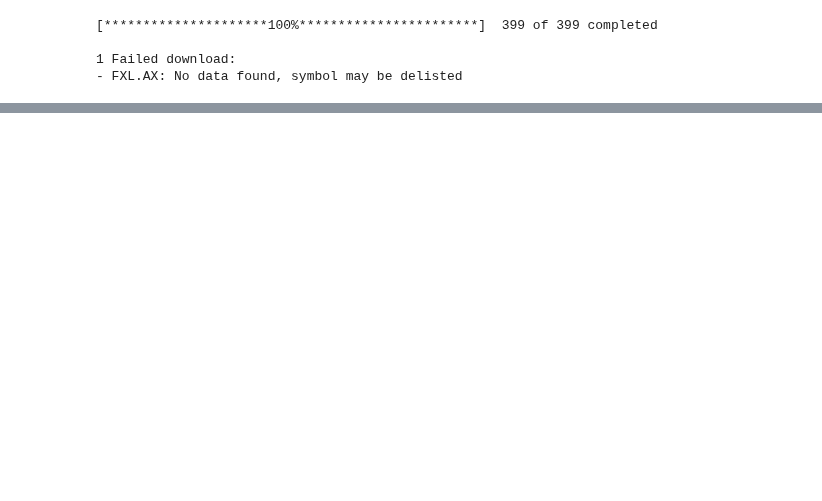
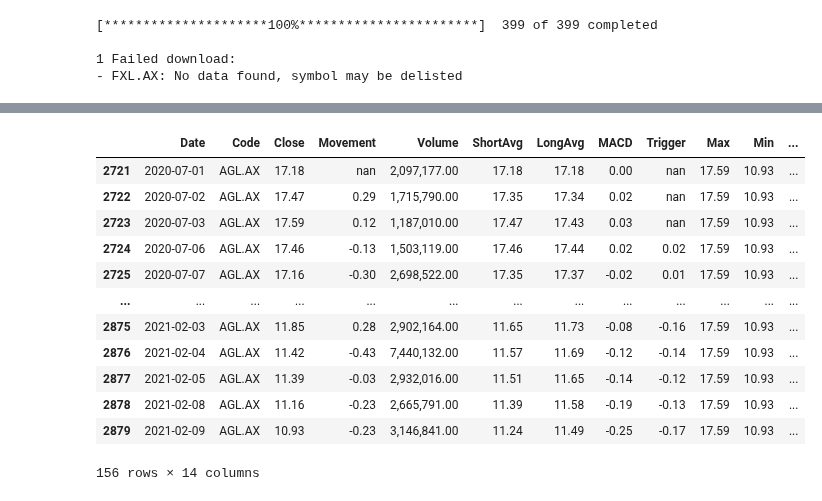
Before and after one commit to RonnyCh/mydsbook, a Jupyter notebook: Stock Portfolio V2.ipynb, the cells around one changed output, grey strips where cells are left out. Cells and saved outputs as stored; diff of their text form; code cells hidden in the pictures; blank space fills up the shorter version.

```diff
--- a/Stock Portfolio V2.ipynb
+++ b/Stock Portfolio V2.ipynb
@@ -291,0 +328,16 @@ Text(0.5, 0, 'Long vs Short Avg')
+# %%
+code
+# %% [output]
+|  | Date | Code | Close | Movement | Volume | ShortAvg | LongAvg | MACD | Trigger | Max | Min | ... |
+| 2721 | 2020-07-01 | AGL.AX | 17.18 | nan | 2,097,177.00 | 17.18 | 17.18 | 0.00 | nan | 17.59 | 10.93 | ... |
+| 2722 | 2020-07-02 | AGL.AX | 17.47 | 0.29 | 1,715,790.00 | 17.35 | 17.34 | 0.02 | nan | 17.59 | 10.93 | ... |
+| 2723 | 2020-07-03 | AGL.AX | 17.59 | 0.12 | 1,187,010.00 | 17.47 | 17.43 | 0.03 | nan | 17.59 | 10.93 | ... |
+| 2724 | 2020-07-06 | AGL.AX | 17.46 | -0.13 | 1,503,119.00 | 17.46 | 17.44 | 0.02 | 0.02 | 17.59 | 10.93 | ... |
+| 2725 | 2020-07-07 | AGL.AX | 17.16 | -0.30 | 2,698,522.00 | 17.35 | 17.37 | -0.02 | 0.01 | 17.59 | 10.93 | ... |
+| ... | ... | ... | ... | ... | ... | ... | ... | ... | ... | ... | ... | ... |
+| 2875 | 2021-02-03 | AGL.AX | 11.85 | 0.28 | 2,902,164.00 | 11.65 | 11.73 | -0.08 | -0.16 | 17.59 | 10.93 | ... |
+| 2876 | 2021-02-04 | AGL.AX | 11.42 | -0.43 | 7,440,132.00 | 11.57 | 11.69 | -0.12 | -0.14 | 17.59 | 10.93 | ... |
+| 2877 | 2021-02-05 | AGL.AX | 11.39 | -0.03 | 2,932,016.00 | 11.51 | 11.65 | -0.14 | -0.12 | 17.59 | 10.93 | ... |
+| 2878 | 2021-02-08 | AGL.AX | 11.16 | -0.23 | 2,665,791.00 | 11.39 | 11.58 | -0.19 | -0.13 | 17.59 | 10.93 | ... |
+| 2879 | 2021-02-09 | AGL.AX | 10.93 | -0.23 | 3,146,841.00 | 11.24 | 11.49 | -0.25 | -0.17 | 17.59 | 10.93 | ... |
+156 rows × 14 columns
```
Also changed, not shown: parts of 10 cells of this notebook.
